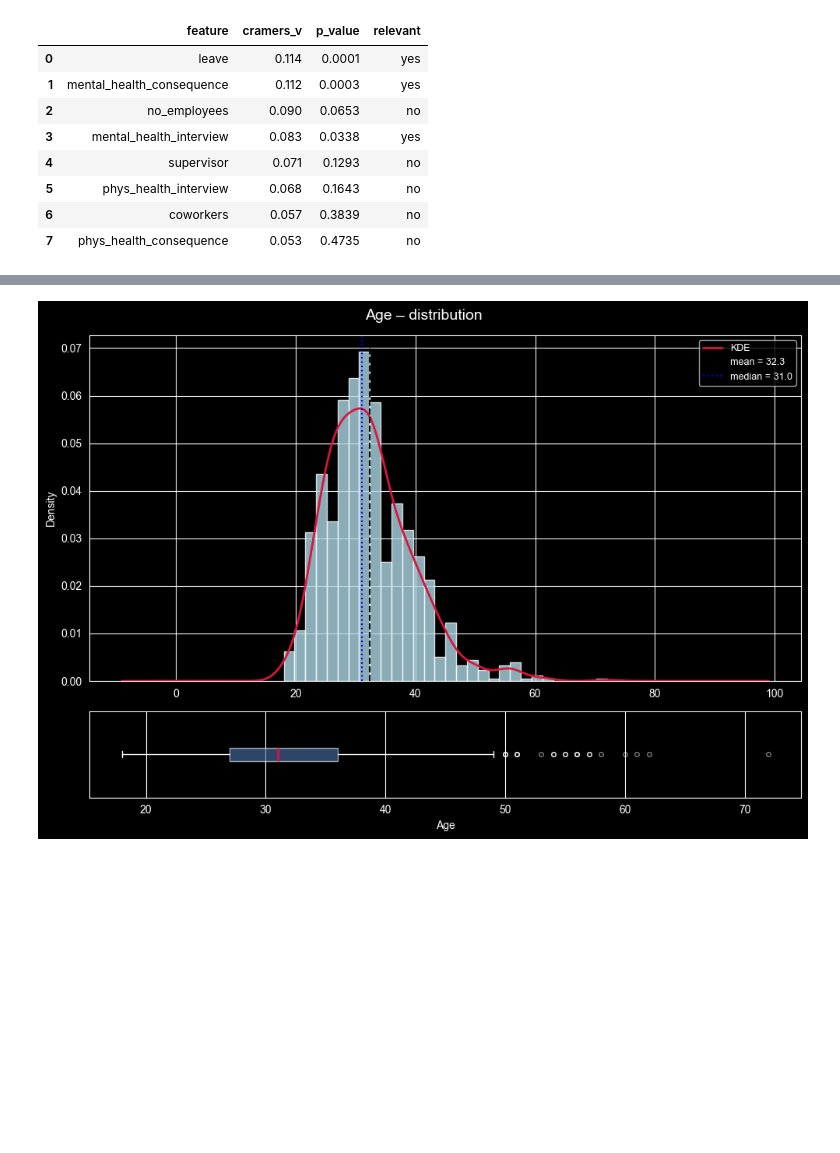
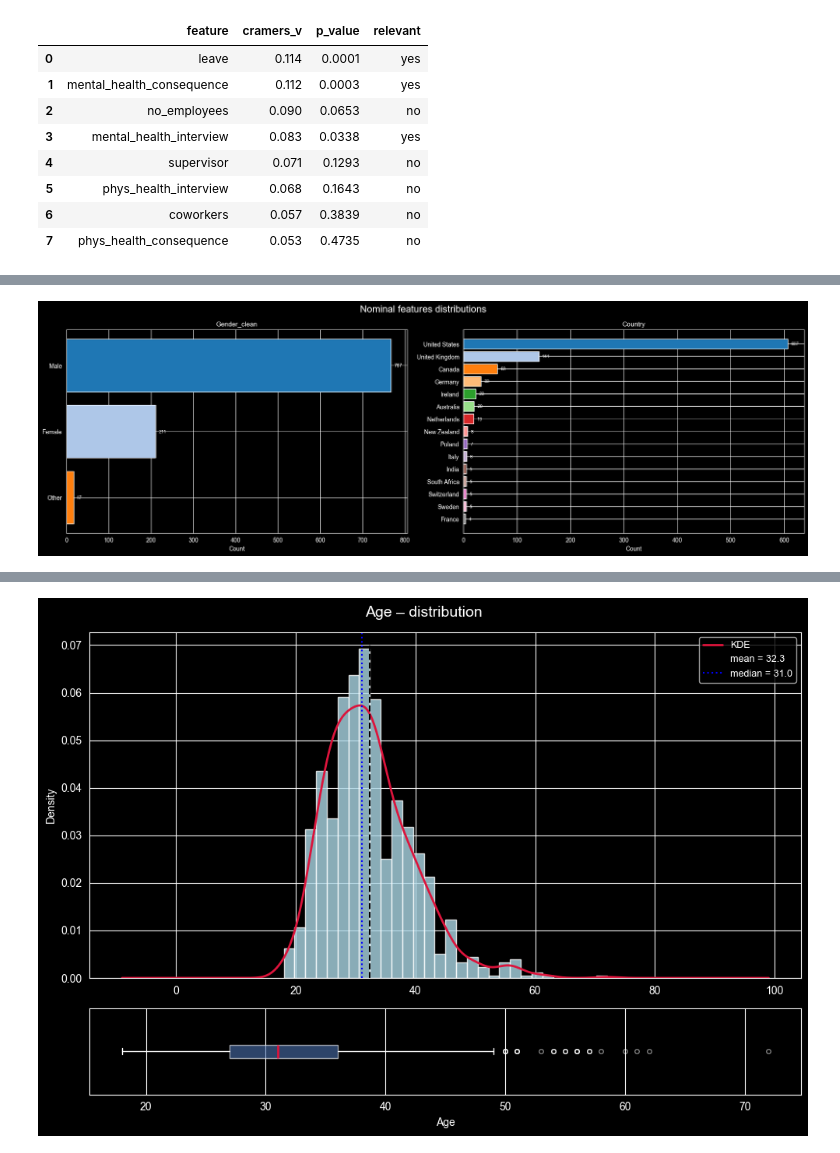
Before and after one commit to bajon1/Classification-pipeline-on-the-Mental-Health, a Jupyter notebook: notebooks/02_eda.ipynb, the cells around one changed output, grey strips where cells are left out. Drawn from its saved outputs; the diff is of its cells as text; code cells hidden in the pictures; blank space fills up the shorter version.

Commit message:
nominal features eda, similarly to binary

```diff
--- a/notebooks/02_eda.ipynb
+++ b/notebooks/02_eda.ipynb
@@ -301,0 +314,21 @@ ordinal_cramers_df
+# %%
+nrows, ncols = 1, 2
+fig, axes = plt.subplots(nrows, ncols, figsize=(18, 6))
+axes = axes.flat
+
+for ax, col in zip(axes, nominal_cols):
+    counts = df_eda[col].value_counts(dropna=False).head(15)
+    colors = sns.color_palette("tab20", len(counts))
+
+    ax.barh(counts.index.astype(str)[::-1], counts.values[::-1], color=colors[::-1])
+    ax.set_title(col, fontsize=11)
+    ax.set_xlabel("Count")
+
+    for i, v in enumerate(counts.values[::-1]):
+        ax.text(v + counts.max() * 0.01, i, str(v), va="center", fontsize=8)
+
+fig.suptitle("Nominal features distributions", fontsize=16)
+plt.tight_layout()
+plt.show()
+# %% [output]
+[figure, added]
```
Also changed, not shown: parts of 7 cells of this notebook.
